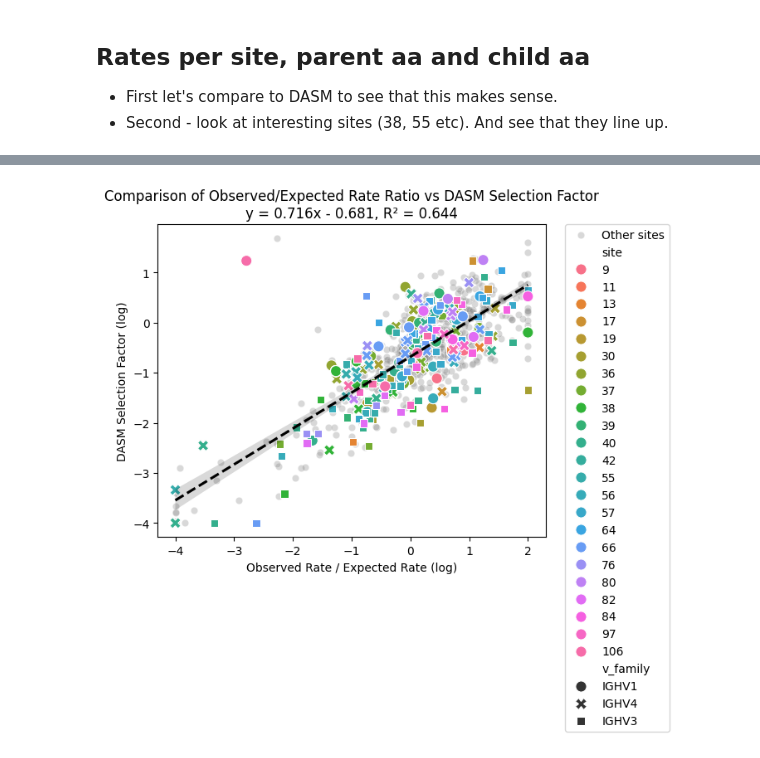
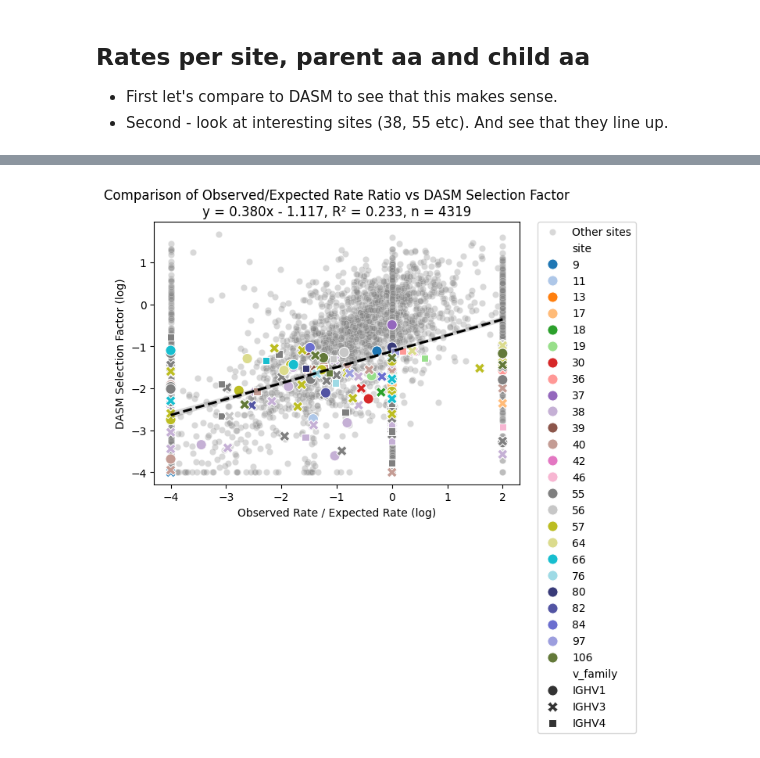
Before and after one commit to matsengrp/dasm-epistasis-experiments, a Jupyter notebook: rates_analysis_productive_non_productive_fix.ipynb, the cells around one changed output, grey strips where cells are left out. Drawn from its saved outputs; the diff is of its cells as text; code cells hidden in the pictures.

```diff
--- a/rates_analysis_productive_non_productive_fix.ipynb
+++ b/rates_analysis_productive_non_productive_fix.ipynb
@@ -516,7 +520,9 @@ site_sub_probs_df_germline_total, total_pcp_df = load_or_create_datafile(dataset
 # %% [output]
 Removing leaf nodes from the analysis
 # %%
-fig, axes = plt.subplots(2, 5, figsize=(16, 8), sharex='col')
+# statistics about the two datasets - how many mutations of each type per branch
+
+fig, axes = plt.subplots(2, 4, figsize=(16, 8), sharex='col')
 
 columns = ['synonymous_mutations_per_branch',
            'nonsynonymous_mutations_per_branch', 'total_mutations_per_branch', 'seq_nuc_length']
@@ -814,0 +787,12 @@ plt.show()
+# %%
+# Create consistent color palette for entrenched sites
+# Get all unique sites from your entrenched data
+all_entrenched_sites = sorted(entrenched_sites_aas['site'].unique())
+
+# Create the full palette
+full_palette = sns.color_palette("tab20") + sns.color_palette("tab20b")[:5]
+
+# Create a dictionary mapping each site to its color
+site_color_map = {str(site): full_palette[i] for i, site in enumerate(all_entrenched_sites)}
+
+print(f"Created color mapping for {len(site_color_map)} sites")
@@ -1112,7 +1085,7 @@ aa_site_subs_selection_df_germline = pd.merge(aa_site_subs_selection_df, germlin
 aa_site_subs_selection_df_germline['is_germline_aa'] = aa_site_subs_selection_df_germline.parent_aa == aa_site_subs_selection_df_germline.germline_amino_acid
 aa_site_subs_selection_df_germline['is_germline_codon'] = aa_site_subs_selection_df_germline.parent_codon == aa_site_subs_selection_df_germline.germline_codon
 # %%
-# Highlight all entrenched sites
+# Correlate all DASM selection factors with observed/expected rates for amino acid changes
 
 dasm_summarized = aa_site_subs_selection_df_germline[aa_site_subs_selection_df_germline.is_germline_aa == True].groupby(['v_family', 'site', 'parent_aa', 'selection_factor_target_aa']).selection_factor.median().reset_index()
 
@@ -1125,8 +1098,9 @@ compare_dasm_rates['log_selection_factor'] = compare_dasm_rates['log_selection_f
 compare_dasm_rates['log_ratio'] = compare_dasm_rates['log_ratio'].clip(lower=-4, upper=2)
 
 # filter only sites with sufficient data, and one mutation away
-compare_dasm_rates = compare_dasm_rates[(compare_dasm_rates['mutation_acquired_observed'] + compare_dasm_rates['mutation_acquired_expected'] > 20) & (compare_dasm_rates.one_mutation_away == True)]
-
+#compare_dasm_rates = compare_dasm_rates[(compare_dasm_rates['mutation_acquired_observed'] + compare_dasm_rates['mutation_acquired_expected'] >= 5) & (compare_dasm_rates.one_mutation_away == True)]
+compare_dasm_rates = compare_dasm_rates[(compare_dasm_rates.one_mutation_away == True)]
+compare_dasm_rates = compare_dasm_rates[compare_dasm_rates.site <= 106]
 
 
 # Calculate regression statistics
@@ -1141,6 +1115,8 @@ y_clean = y[mask]
 # Calculate linear regression
 slope, intercept, r_value, p_value, std_err = stats.linregress(x_clean, y_clean)
 r_squared = r_value ** 2
+n = len(x_clean)
+
 
 # Create the plot
 fig, ax = plt.subplots(figsize=(7, 6))
@@ -1151,34 +1127,86 @@ sns.scatterplot(data=compare_dasm_rates,
                 color='grey', alpha=0.3, label='Other sites')
 
 # filter entrenched data
-entrenched_compare_rates_dasm = pd.merge(entrenched_sites_aas, compare_dasm_rates, on=['site', 'v_family'], how='inner')
+#entrenched_compare_rates_dasm = pd.merge(entrenched_sites_aas, compare_dasm_rates, on=['site', 'v_family'], how='inner')
+entrenched_compare_rates_dasm = pd.merge(entrenched_sites_aas.rename(columns={'amino_acid':'parent_aa', 'target_amino_acid':'child_aa'}), compare_dasm_rates, on=['site', 'v_family', 'parent_aa', 'child_aa'], how='inner')
 # plot entrenched points in color
 entrenched_compare_rates_dasm['site'] = entrenched_compare_rates_dasm['site'].astype(str)
 sns.scatterplot(data=entrenched_compare_rates_dasm,
                 x='log_ratio', y='log_selection_factor',
-                s=90, hue='site', style='v_family')
+                s=90, hue='site', style='v_family', palette=site_color_map)
 
 # Add the regression line
 sns.regplot(data=compare_dasm_rates, x='log_ratio', y='log_selection_factor',
             scatter=False, line_kws={'linestyle': '--', 'color': 'black'})
 
 # Add legend
 plt.legend()
 plt.legend(bbox_to_anchor=(1.05, 1), loc='upper left', borderaxespad=0.)
 
 plt.xlabel('Observed Rate / Expected Rate (log)')
 plt.ylabel('DASM Selection Factor (log)')
 
 # Format the equation and R² for the title
 if intercept >= 0:
     equation = f'y = {slope:.3f}x + {intercept:.3f}'
 else:
     equation = f'y = {slope:.3f}x - {abs(intercept):.3f}'
 
-title = f'Comparison of Observed/Expected Rate Ratio vs DASM Selection Factor\n{equation}, R² = {r_squared:.3f}'
+title = f'Comparison of Observed/Expected Rate Ratio vs DASM Selection Factor\n{equation}, R² = {r_squared:.3f}, n = {n}'
 plt.title(title)
 
 plt.tight_layout()
 plt.show()
+fig.savefig('figures/dasm_vs_rates_comparison_all.pdf', dpi=800)
+
+# Convert from whatever type to float, then int, then string
+compare_dasm_rates['site'] = compare_dasm_rates['site'].astype(float).astype(int).astype(str)
+entrenched_compare_rates_dasm['site'] = entrenched_compare_rates_dasm['site'].astype(str)
+
+fig, ax = plt.subplots(2, 1, figsize=(20, 8), sharex=True)
+
+# Get site order - they're already strings now, so convert to int for sorting
+site_order = sorted(compare_dasm_rates['site'].unique(), key=lambda x: int(x))
+
+# Create boxplots with grey color and alpha
+sns.boxplot(data=compare_dasm_rates, x='site', y='mutation_acquired_expected',
+            ax=ax[0], whis=[5,95], showfliers=False, order=site_order,
+            color='grey')
+sns.boxplot(data=compare_dasm_rates, x='site', y='mutation_acquired_observed',
+            ax=ax[1], whis=[5,95], showfliers=False, order=site_order,
+            color='grey')
+
+# Overlay scatter points
+sns.stripplot(data=entrenched_compare_rates_dasm, x='site', y='mutation_acquired_expected',
+              ax=ax[0], hue='site', palette=site_color_map,
+              size=10, linewidth=1.5, edgecolor='black', dodge=False, order=site_order, legend=False, jitter=0.2)
+
+sns.stripplot(data=entrenched_compare_rates_dasm, x='site', y='mutation_acquired_observed',
+              ax=ax[1], hue='site', palette=site_color_map,
+              size=10, linewidth=1.5, edgecolor='black', dodge=False, order=site_order, legend=False, jitter=0.2)
+
+# Increase font sizes
+ax[0].tick_params(axis='both', labelsize=14)
+ax[1].tick_params(axis='both', labelsize=14)
+ax[0].set_ylabel('Mutations expected', fontsize=14)
+ax[1].set_ylabel('Mutations observed', fontsize=14)
+ax[1].set_xlabel('Site', fontsize=16)
+
+# Rotate x-axis labels
+ax[1].tick_params(axis='x', rotation=90)
+
+# Add title
+fig.suptitle('Mutation counts in productive and non productive data\nwith entrenched sites highlighted (all subtitutions)',
+             fontsize=18, y=0.995)
+
+plt.tight_layout()
+fig.savefig('figures/rate_ratios_all.pdf', dpi=800)
+
+
+
+# figure of how much data per site
+fig, ax = plt.subplots(figsize=(7, 6))
+sns.countplot(compare_dasm_rates,
+              x='site', color='grey', ax=ax)
 # %% [output]
-[figure, old version]
+[figure, new version]
```
Also changed, not shown: parts of 20 cells of this notebook.
